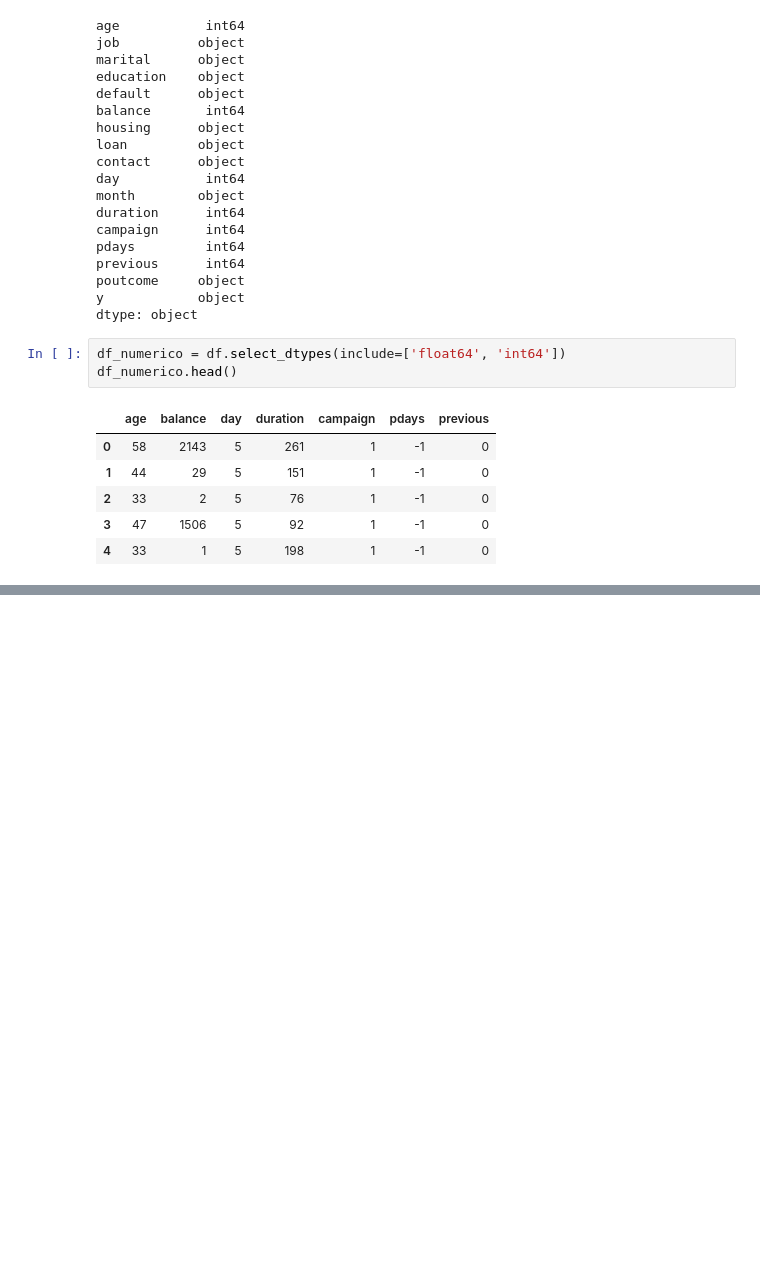
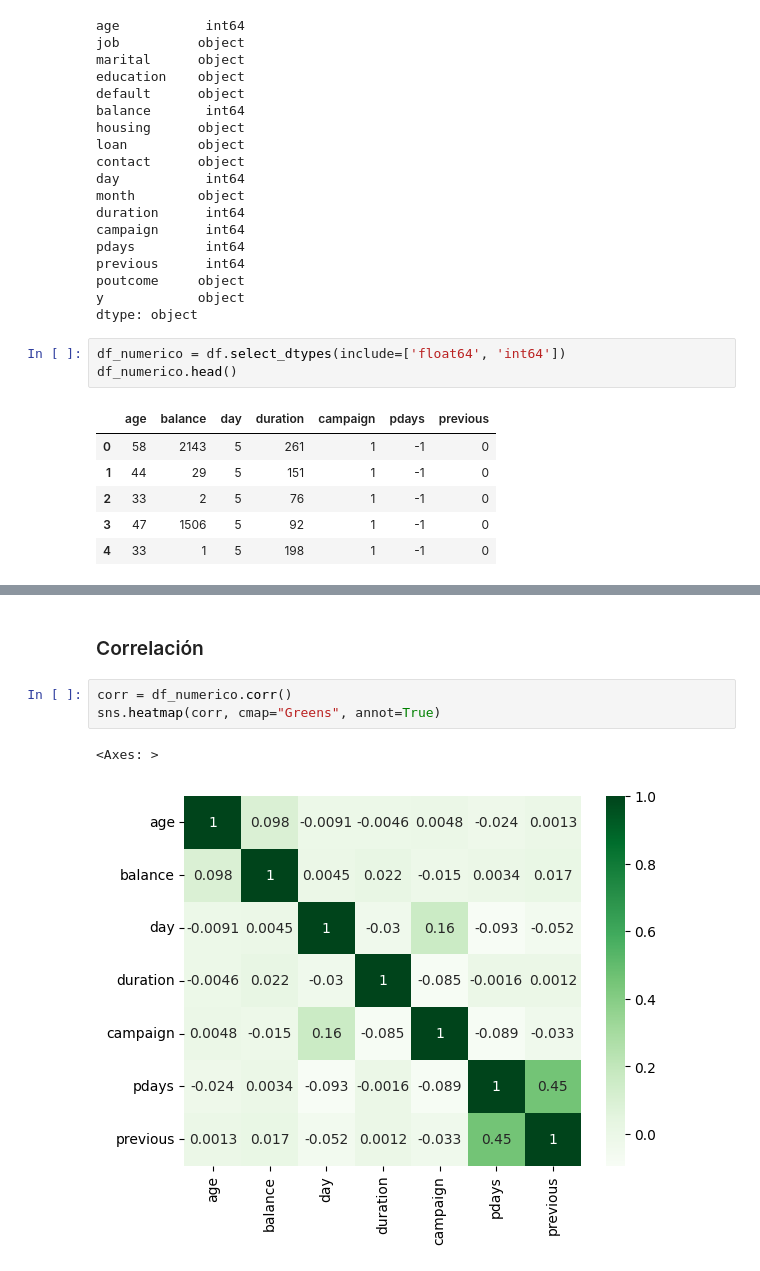
Before and after one commit to jerussi123/Proyectos, a Jupyter notebook: proyecto_2/Exploracion/Soporte_Exploracion.ipynb, the cells around one changed output, grey strips where cells are left out. Saved outputs shown, nothing was run; the diff lists cells and outputs as text; blank space fills up the shorter version.

```diff
--- a/proyecto_2/Exploracion/Soporte_Exploracion.ipynb
+++ b/proyecto_2/Exploracion/Soporte_Exploracion.ipynb
@@ -88,0 +138,8 @@ df_numerico.head()
+# %% [markdown]
+### Correlación
+# %%
+corr = df_numerico.corr()
+sns.heatmap(corr, cmap="Greens", annot=True)
+# %% [output]
+<Axes: >
+[figure, added]
```
Also changed, not shown: parts of 9 cells of this notebook.
